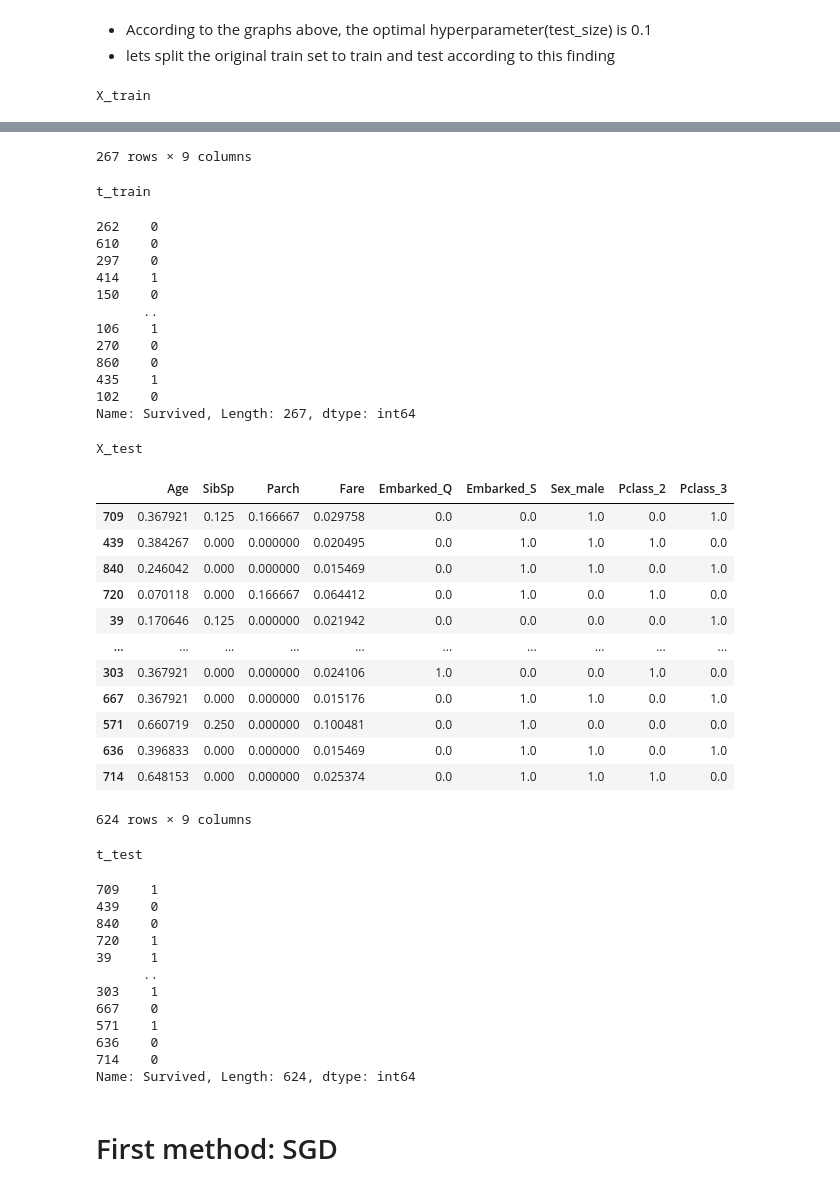
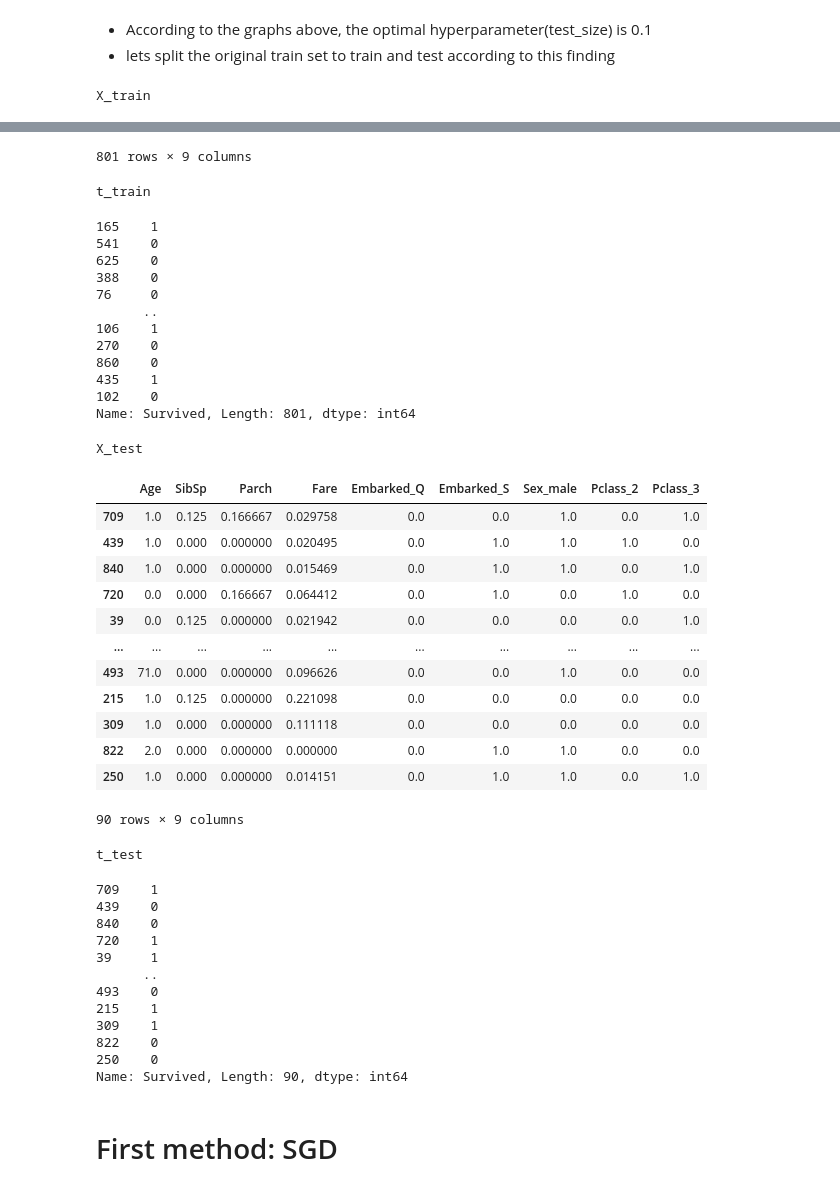
Before and after one commit to DorFerenc/Kaggle-ML-course, a Jupyter notebook: titanic-log.ipynb, the cells around one changed output, grey strips where cells are left out. Saved outputs shown, nothing was run; the diff lists cells and outputs as text; code cells hidden in the pictures.

```diff
--- a/titanic-log.ipynb
+++ b/titanic-log.ipynb
@@ -504,0 +510,3 @@ plt.show()
+# %%
+altered_titanic_df['AgeGroup'] = pd.cut(altered_titanic_df['Age'], 5)
+altered_titanic_df[['AgeGroup', 'Survived']].groupby(['AgeGroup'], as_index=False).mean().sort_values(by='AgeGroup', ascending=True)
@@ -504,0 +522,7 @@ plt.show()
+# %%
+altered_titanic_df.loc[ altered_titanic_df['Age'] <= 16, 'Age'] = 0
+altered_titanic_df.loc[(altered_titanic_df['Age'] > 16) & (altered_titanic_df['Age'] <= 32), 'Age'] = 1
+altered_titanic_df.loc[(altered_titanic_df['Age'] > 32) & (altered_titanic_df['Age'] <= 48), 'Age'] = 2
+altered_titanic_df.loc[(altered_titanic_df['Age'] > 48) & (altered_titanic_df['Age'] <= 64), 'Age'] = 3
+altered_titanic_df.loc[ altered_titanic_df['Age'] > 64, 'Age']
+altered_titanic_df.head()
@@ -504,0 +538,3 @@ plt.show()
+# %%
+altered_titanic_df = altered_titanic_df.drop(['AgeGroup'], axis=1)
+altered_titanic_df.head()
@@ -517,7 +560,9 @@ altered_preparation_titanic_df = altered_titanic_df.copy()
 # %%
 # use min-max Normalization
 # Define the features to normalize
-features_to_normalize = ['Age', 'Fare', 'SibSp', 'Parch']
+# features_to_normalize = ['Age', 'Fare', 'SibSp', 'Parch']
+features_to_normalize = ['Fare', 'SibSp', 'Parch']
+
 
 for feature in features_to_normalize:
     altered_preparation_titanic_df[feature] = MinMaxScaler().fit_transform(altered_preparation_titanic_df[[feature]])
@@ -930,7 +969,7 @@ plot_score_and_loss_by_split(X, t)
 # %%
 # split the data to train and validation
 X_train, X_test, t_train, t_test = sklearn.model_selection.train_test_split(
-    X, t, test_size=0.7, random_state=42)
+    X, t, test_size=0.1, random_state=42)
 print('X_train')
 display(X_train)
 print()
@@ -959,31 +998,31 @@ X_train
-267 rows × 9 columns
+801 rows × 9 columns
 t_train
-262    0
-610    0
-297    0
-414    1
-150    0
+165    1
+541    0
+625    0
+388    0
+76     0
       ..
 106    1
 270    0
 860    0
 435    1
 102    0
-Name: Survived, Length: 267, dtype: int64
+Name: Survived, Length: 801, dtype: int64
 X_test
 |  | Age | SibSp | Parch | Fare | Embarked_Q | Embarked_S | Sex_male | Pclass_2 | Pclass_3 |
-| 709 | 0.367921 | 0.125 | 0.166667 | 0.029758 | 0.0 | 0.0 | 1.0 | 0.0 | 1.0 |
-| 439 | 0.384267 | 0.000 | 0.000000 | 0.020495 | 0.0 | 1.0 | 1.0 | 1.0 | 0.0 |
-| 840 | 0.246042 | 0.000 | 0.000000 | 0.015469 | 0.0 | 1.0 | 1.0 | 0.0 | 1.0 |
-| 720 | 0.070118 | 0.000 | 0.166667 | 0.064412 | 0.0 | 1.0 | 0.0 | 1.0 | 0.0 |
-| 39 | 0.170646 | 0.125 | 0.000000 | 0.021942 | 0.0 | 0.0 | 0.0 | 0.0 | 1.0 |
+| 709 | 1.0 | 0.125 | 0.166667 | 0.029758 | 0.0 | 0.0 | 1.0 | 0.0 | 1.0 |
+| 439 | 1.0 | 0.000 | 0.000000 | 0.020495 | 0.0 | 1.0 | 1.0 | 1.0 | 0.0 |
+| 840 | 1.0 | 0.000 | 0.000000 | 0.015469 | 0.0 | 1.0 | 1.0 | 0.0 | 1.0 |
+| 720 | 0.0 | 0.000 | 0.166667 | 0.064412 | 0.0 | 1.0 | 0.0 | 1.0 | 0.0 |
+| 39 | 0.0 | 0.125 | 0.000000 | 0.021942 | 0.0 | 0.0 | 0.0 | 0.0 | 1.0 |
 | ... | ... | ... | ... | ... | ... | ... | ... | ... | ... |
-| 303 | 0.367921 | 0.000 | 0.000000 | 0.024106 | 1.0 | 0.0 | 0.0 | 1.0 | 0.0 |
-| 667 | 0.367921 | 0.000 | 0.000000 | 0.015176 | 0.0 | 1.0 | 1.0 | 0.0 | 1.0 |
-| 571 | 0.660719 | 0.250 | 0.000000 | 0.100481 | 0.0 | 1.0 | 0.0 | 0.0 | 0.0 |
-| 636 | 0.396833 | 0.000 | 0.000000 | 0.015469 | 0.0 | 1.0 | 1.0 | 0.0 | 1.0 |
-| 714 | 0.648153 | 0.000 | 0.000000 | 0.025374 | 0.0 | 1.0 | 1.0 | 1.0 | 0.0 |
+| 493 | 71.0 | 0.000 | 0.000000 | 0.096626 | 0.0 | 0.0 | 1.0 | 0.0 | 0.0 |
+| 215 | 1.0 | 0.125 | 0.000000 | 0.221098 | 0.0 | 0.0 | 0.0 | 0.0 | 0.0 |
+| 309 | 1.0 | 0.000 | 0.000000 | 0.111118 | 0.0 | 0.0 | 0.0 | 0.0 | 0.0 |
+| 822 | 2.0 | 0.000 | 0.000000 | 0.000000 | 0.0 | 1.0 | 1.0 | 0.0 | 0.0 |
+| 250 | 1.0 | 0.000 | 0.000000 | 0.014151 | 0.0 | 1.0 | 1.0 | 0.0 | 1.0 |
-624 rows × 9 columns
+90 rows × 9 columns
 t_test
 709    1
 439    0
@@ -991,12 +1030,12 @@ t_test
 720    1
 39     1
       ..
-303    1
-667    0
-571    1
-636    0
-714    0
-Name: Survived, Length: 624, dtype: int64
+493    0
+215    1
+309    1
+822    0
+250    0
+Name: Survived, Length: 90, dtype: int64
 # %% [markdown]
 # First method: SGD
 # %%
```
Also changed, not shown: parts of 24 cells of this notebook.
